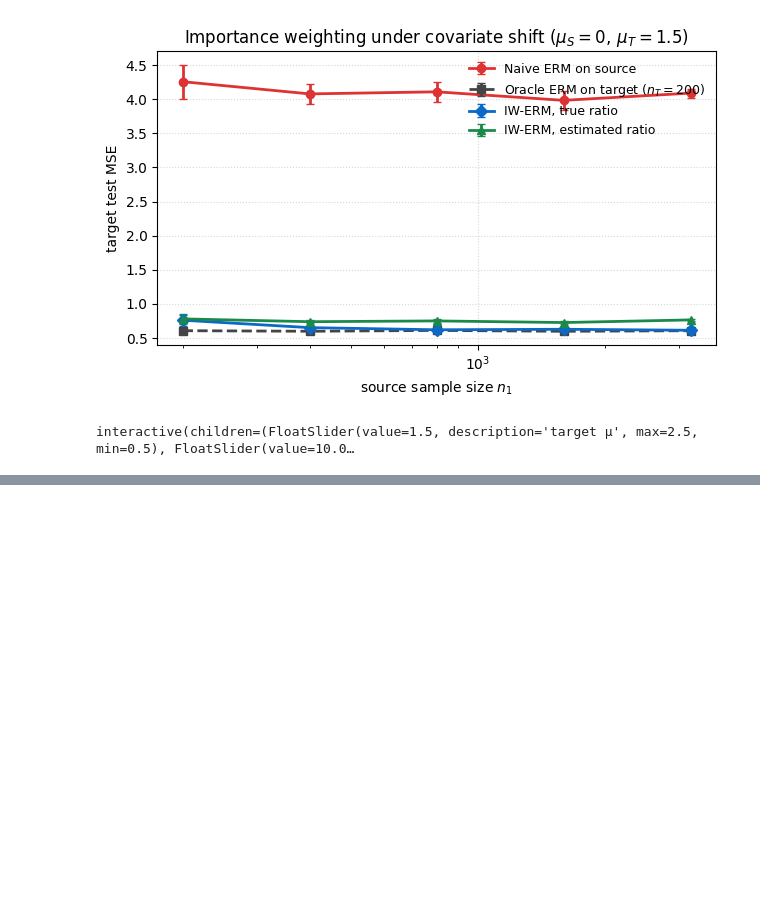
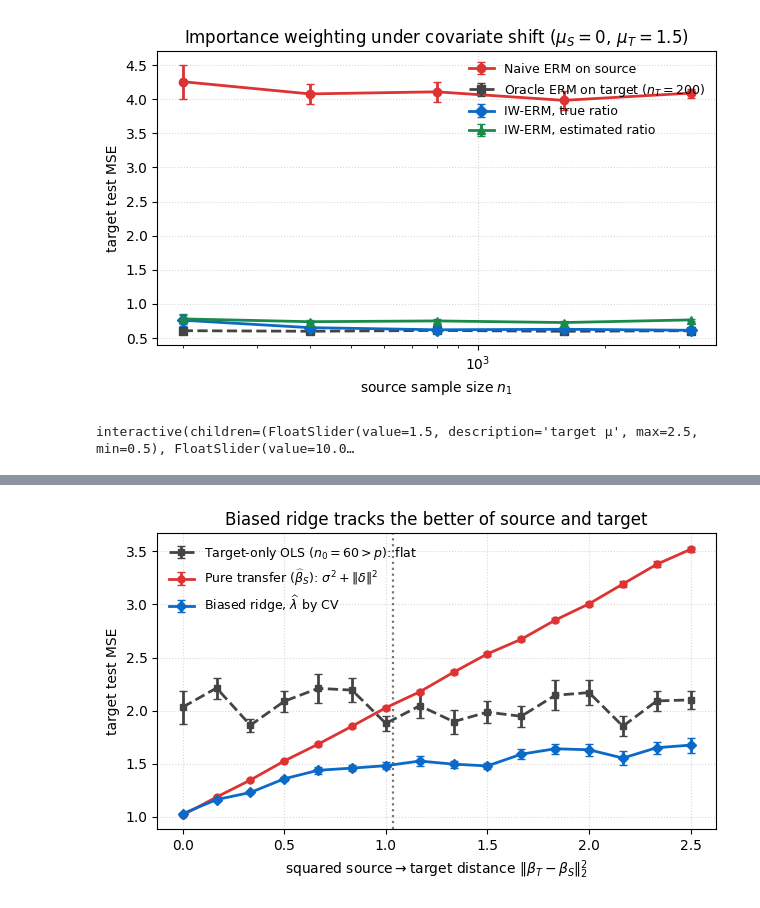
Before and after one commit to yangfengstat/transfer-learning-short-course, a Jupyter notebook: transfer_learning_demos.ipynb, the cells around one changed output, grey strips where cells are left out. Cells and saved outputs as stored; diff of their text form; code cells hidden in the pictures; blank space fills up the shorter version.

Commit message:
Update L4 demo: clean safe-transfer crossover (CV biased ridge, flat OLS target-only)

```diff
--- a/transfer_learning_demos.ipynb
+++ b/transfer_learning_demos.ipynb
@@ -342,2 +267,85 @@ plot_L4(60, 5.0, 15)
+# %%
+def plot_L4(n_0=60, n_reps=12):
+    rng = np.random.default_rng(0)
+    p = 30
+    n_S = 2000        # large source sample
+    sigma = 1.0       # noise
+    n_test = 8000
+    n_0 = max(int(n_0), p + 5)                       # keep target-only OLS well-defined
+    deltasq_grid = np.linspace(0.0, 2.5, 16)         # x-axis = ||delta||^2
+    lam_grid = np.concatenate([[0.0], np.geomspace(0.1, 1000.0, 12)])
+
+    def make_data(beta, n):
+        X = rng.standard_normal((n, p))
+        y = X @ beta + sigma * rng.standard_normal(n)
+        return X, y
+
+    def ols(X, y):
+        return np.linalg.lstsq(X, y, rcond=None)[0]
+
+    def biased_ridge(X, y, lam, anchor):
+        A = X.T @ X + lam * np.eye(X.shape[1])
+        return np.linalg.solve(A, X.T @ y + lam * anchor)
+
+    def cv_biased_ridge(X, y, anchor, k=5):
+        folds = np.array_split(rng.permutation(len(y)), k)
+        best_lam, best_err = lam_grid[0], np.inf
+        for lam in lam_grid:
+            err = 0.0
+            for j in range(k):
+                te = folds[j]
+                tr = np.concatenate([folds[m] for m in range(k) if m != j])
+                b = biased_ridge(X[tr], y[tr], lam, anchor)
+                err += np.sum((y[te] - X[te] @ b) ** 2)
+            if err < best_err:
+                best_err, best_lam = err, lam
+        return biased_ridge(X, y, best_lam, anchor)
+
+    def test_mse(beta_hat, beta_true):
+        Xte = rng.standard_normal((n_test, p))
+        yte = Xte @ beta_true + sigma * rng.standard_normal(n_test)
+        return float(np.mean((yte - Xte @ beta_hat) ** 2))
+
+    labels = ["target_only", "pure_transfer", "biased_ridge"]
+    mse = {k: np.zeros((len(deltasq_grid), n_reps)) for k in labels}
+    for r in range(n_reps):
+        beta_S = rng.standard_normal(p)
+        direction = rng.standard_normal(p); direction /= np.linalg.norm(direction)
+        XS, yS = make_data(beta_S, n_S)
+        beta_S_hat = ols(XS, yS)
+        for i, dsq in enumerate(deltasq_grid):
+            beta_T = beta_S + np.sqrt(dsq) * direction
+            XT, yT = make_data(beta_T, n_0)
+            mse["target_only"][i, r] = test_mse(ols(XT, yT), beta_T)
+            mse["pure_transfer"][i, r] = test_mse(beta_S_hat, beta_T)
+            mse["biased_ridge"][i, r] = test_mse(cv_biased_ridge(XT, yT, beta_S_hat), beta_T)
+
+    means = {k: mse[k].mean(axis=1) for k in labels}
+    ses = {k: mse[k].std(axis=1) / np.sqrt(n_reps) for k in labels}
+    threshold = p / (n_0 - p - 1)                    # crossover = target-only variance
+
+    fig, ax = plt.subplots(figsize=(6.4, 4.0))
+    styles = {
+        "target_only":   ("s--", "#444",    r"Target-only OLS ($n_0{=}%d>p$): flat" % n_0),
+        "pure_transfer": ("o-",  "#d33",     r"Pure transfer ($\widehat\beta_S$): $\sigma^2+\|\delta\|^2$"),
+        "biased_ridge":  ("D-",  "#0b69c7",  r"Biased ridge, $\widehat\lambda$ by CV"),
+    }
+    for k in labels:
+        style, color, lab = styles[k]
+        ax.errorbar(deltasq_grid, means[k], yerr=ses[k], fmt=style, color=color, lw=2,
+                    ms=5, capsize=3, label=lab)
+    ax.axvline(threshold, color="#777", ls=":", lw=1.6)
+    ax.set_xlabel(r"squared source$\to$target distance $\|\beta_T-\beta_S\|_2^2$")
+    ax.set_ylabel("target test MSE")
+    ax.set_title("Biased ridge tracks the better of source and target")
+    ax.grid(True, ls=":", alpha=0.5)
+    ax.legend(loc="upper left", frameon=False, fontsize=9)
+    fig.tight_layout()
+    plt.show()
+
+
+plot_L4(60, 12)
+# %% [output]
+[figure, added]
 # %%
 interact(plot_L4,
```
Also changed, not shown: parts of 4 cells of this notebook.
